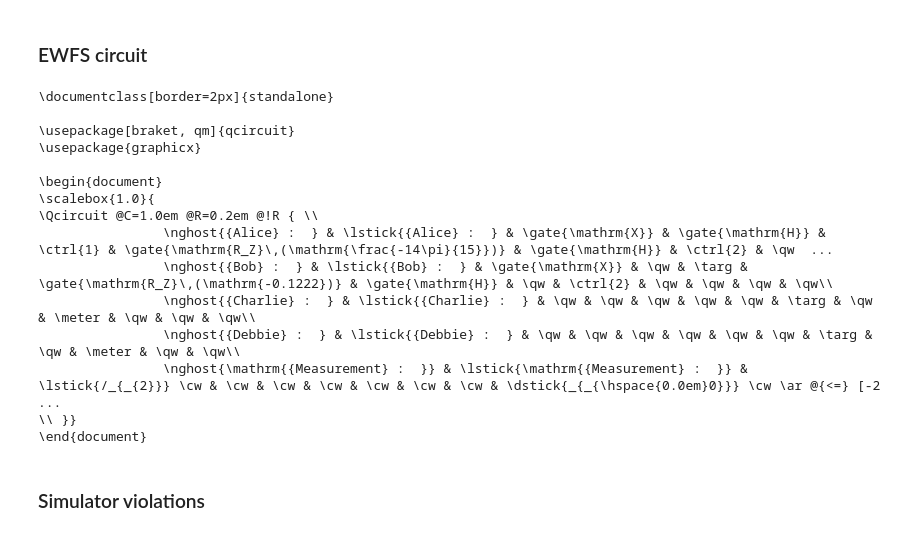
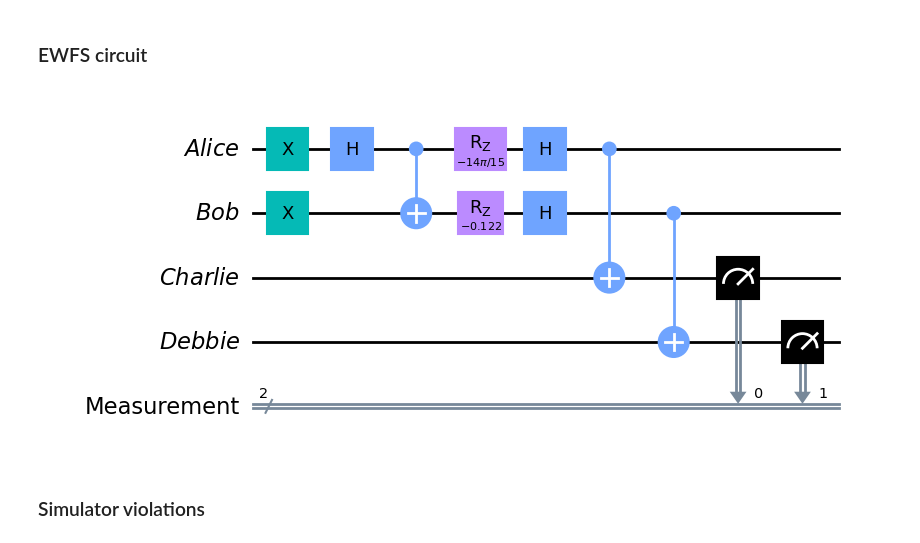
Before and after one commit to unitaryfund/wigners_friend, a Jupyter notebook: notebooks/ewfs_plots.ipynb, the cells around one changed output. Cells and saved outputs as stored; diff of their text form; code cells hidden in the pictures.

```diff
--- a/notebooks/ewfs_plots.ipynb
+++ b/notebooks/ewfs_plots.ipynb
@@ -53,20 +53,10 @@ def apply_setting(
     observer: Observer,
     setting: Setting,
     angle: float,
-    charlie_size: int,
-    debbie_size: int
+    friend_qubits: list[int],
+    friend_size: int,
 ):
     """Apply either the PEEK or REVERSE_1/REVERSE_2 settings."""
-    alice_size, bob_size = 1, 1
-    sys_size = alice_size + bob_size
-
-    charlie_qubits = range(sys_size, (sys_size + charlie_size))
-    debbie_qubits = range(sys_size + charlie_size, sys_size + (charlie_size + debbie_size))
-
-    # Alice is the friend of Charlie and Bob is the friend of Debbie.
-    friend_qubits = charlie_qubits if observer is ALICE else debbie_qubits
-    friend_size = charlie_size if observer is ALICE else debbie_size
-
     if setting is PEEK:
         # Ask friend for the outcome. We pick a random qubit from friend's register.
         random_offset = random.randint(0, friend_size - 1)
@@ -78,12 +68,12 @@ def apply_setting(
         # For either REVERSE_1 or REVERSE_2, apply the appropriate angle rotations.
         # Note that in this case, the rotation should occur on the observer's qubit.
         if observer is ALICE:
-            qc.h(0)
-            qc.rz(ANGLES[1], 0)
+            qc.h(ALICE)
+            qc.rz(ANGLES[1], ALICE)
 
         if observer is BOB:
-            qc.h(1)
-            qc.rz((BETA - ANGLES[1]), 1)
+            qc.h(BOB)
+            qc.rz((BETA - ANGLES[1]), BOB)
         ewfs_rotation(qc, observer, angle)
         qc.measure(observer, observer)
 
@@ -113,11 +103,8 @@ def ewfs(
 
     # Prepare the bipartite quantum system
     prepare_bipartite_system(qc)
-    qc.rz(-angles[1], 0)
-    qc.h(0)
-
-    qc.rz(-(beta - angles[1]), 1)
-    qc.h(1)
+    ewfs_rotation(qc, ALICE, angles[1])
+    ewfs_rotation(qc, BOB, beta - angles[1])
 
     charlie_qubits = range(sys_size, (sys_size + charlie_size))
     debbie_qubits = range(sys_size + charlie_size, sys_size + (charlie_size + debbie_size))
@@ -126,9 +113,9 @@ def ewfs(
     cnot_ladder(qc, ALICE, charlie_qubits[0], charlie_size)
     cnot_ladder(qc, BOB, debbie_qubits[0], debbie_size)
 
-    # Apply the settings for Alice/Charlie and Bob/Debbie
-    apply_setting(qc, ALICE, alice_setting, angles[alice_setting], charlie_size, debbie_size)
-    apply_setting(qc, BOB, bob_setting, (beta - angles[bob_setting]), charlie_size, debbie_size)
+    # Applie settings for Alice (and friend Charlie) and Bob (and friend Debbie).
+    apply_setting(qc, ALICE, alice_setting, angles[alice_setting], charlie_qubits, charlie_size)
+    apply_setting(qc, BOB, bob_setting, (beta - angles[bob_setting]), debbie_qubits, debbie_size)
 
     return qc
 # %% [markdown]
@@ -319,22 +306,9 @@ BETA = np.deg2rad(175)
 ### EWFS circuit
 # %%
 qc = ewfs(PEEK, PEEK, ANGLES, BETA, charlie_size=1, debbie_size=1)
-print(qc.draw("latex_source"))
+qc.draw("mpl")
+#print(qc.draw("latex_source"))
 # %% [output]
-\documentclass[border=2px]{standalone}
-
-\usepackage[braket, qm]{qcircuit}
-\usepackage{graphicx}
-
-\begin{document}
-\scalebox{1.0}{
-\Qcircuit @C=1.0em @R=0.2em @!R { \\
-                \nghost{{Alice} :  } & \lstick{{Alice} :  } & \gate{\mathrm{X}} & \gate{\mathrm{H}} & \ctrl{1} & \gate{\mathrm{R_Z}\,(\mathrm{\frac{-14\pi}{15}})} & \gate{\mathrm{H}} & \ctrl{2} & \qw  ...
-                \nghost{{Bob} :  } & \lstick{{Bob} :  } & \gate{\mathrm{X}} & \qw & \targ & \gate{\mathrm{R_Z}\,(\mathrm{-0.1222})} & \gate{\mathrm{H}} & \qw & \ctrl{2} & \qw & \qw & \qw & \qw\\
-                \nghost{{Charlie} :  } & \lstick{{Charlie} :  } & \qw & \qw & \qw & \qw & \qw & \targ & \qw & \meter & \qw & \qw & \qw\\
-                \nghost{{Debbie} :  } & \lstick{{Debbie} :  } & \qw & \qw & \qw & \qw & \qw & \qw & \targ & \qw & \meter & \qw & \qw\\
-                \nghost{\mathrm{{Measurement} :  }} & \lstick{\mathrm{{Measurement} :  }} & \lstick{/_{_{2}}} \cw & \cw & \cw & \cw & \cw & \cw & \cw & \dstick{_{_{\hspace{0.0em}0}}} \cw \ar @{<=} [-2 ...
-\\ }}
-\end{document}
+[figure, added]
 # %% [markdown]
 ### Simulator violations
```
Also changed, not shown: parts of 5 cells of this notebook.
